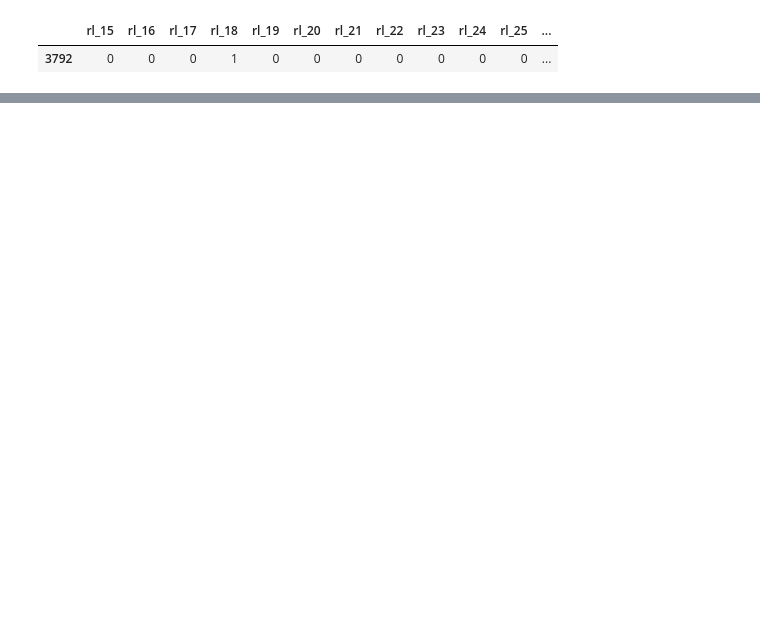
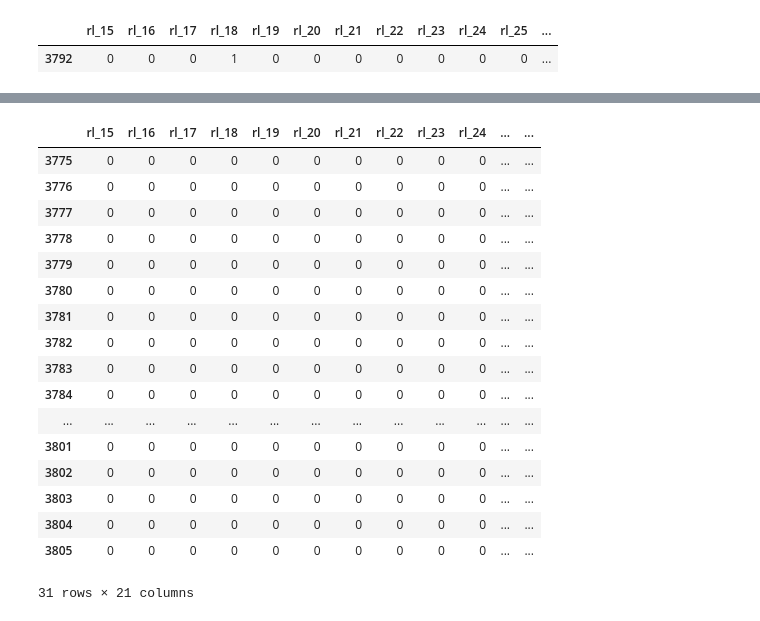
Before and after one commit to shahlab/start-site-predictor, a Jupyter notebook: experiments/Select-Data.ipynb, the cells around one changed output, grey strips where cells are left out. Saved outputs shown, nothing was run; the diff lists cells and outputs as text; code cells hidden in the pictures; blank space fills up the shorter version.

```diff
--- a/experiments/Select-Data.ipynb
+++ b/experiments/Select-Data.ipynb
@@ -152,0 +149,28 @@ select_df[select_df.index == 3792][RL_COLS]
+# %%
+select_df = select_df.join(pd.get_dummies(select_df['letter']))
+# %%
+select_cols = RL_COLS + ['A', 'C', 'G', 'T']
+
+def select_df_sample(df, idx, window_len, select_cols):
+    return df.loc[idx - window_len: idx + window_len][select_cols]
+# %%
+select_df_sample(select_df, 3790, 15, select_cols)
+# %% [output]
+|  | rl_15 | rl_16 | rl_17 | rl_18 | rl_19 | rl_20 | rl_21 | rl_22 | rl_23 | rl_24 | ... | ... |
+| 3775 | 0 | 0 | 0 | 0 | 0 | 0 | 0 | 0 | 0 | 0 | ... | ... |
+| 3776 | 0 | 0 | 0 | 0 | 0 | 0 | 0 | 0 | 0 | 0 | ... | ... |
+| 3777 | 0 | 0 | 0 | 0 | 0 | 0 | 0 | 0 | 0 | 0 | ... | ... |
+| 3778 | 0 | 0 | 0 | 0 | 0 | 0 | 0 | 0 | 0 | 0 | ... | ... |
+| 3779 | 0 | 0 | 0 | 0 | 0 | 0 | 0 | 0 | 0 | 0 | ... | ... |
+| 3780 | 0 | 0 | 0 | 0 | 0 | 0 | 0 | 0 | 0 | 0 | ... | ... |
+| 3781 | 0 | 0 | 0 | 0 | 0 | 0 | 0 | 0 | 0 | 0 | ... | ... |
+| 3782 | 0 | 0 | 0 | 0 | 0 | 0 | 0 | 0 | 0 | 0 | ... | ... |
+| 3783 | 0 | 0 | 0 | 0 | 0 | 0 | 0 | 0 | 0 | 0 | ... | ... |
+| 3784 | 0 | 0 | 0 | 0 | 0 | 0 | 0 | 0 | 0 | 0 | ... | ... |
+| ... | ... | ... | ... | ... | ... | ... | ... | ... | ... | ... | ... | ... |
+| 3801 | 0 | 0 | 0 | 0 | 0 | 0 | 0 | 0 | 0 | 0 | ... | ... |
+| 3802 | 0 | 0 | 0 | 0 | 0 | 0 | 0 | 0 | 0 | 0 | ... | ... |
+| 3803 | 0 | 0 | 0 | 0 | 0 | 0 | 0 | 0 | 0 | 0 | ... | ... |
+| 3804 | 0 | 0 | 0 | 0 | 0 | 0 | 0 | 0 | 0 | 0 | ... | ... |
+| 3805 | 0 | 0 | 0 | 0 | 0 | 0 | 0 | 0 | 0 | 0 | ... | ... |
+31 rows × 21 columns
```
Also changed, not shown: parts of 2 cells of this notebook.
